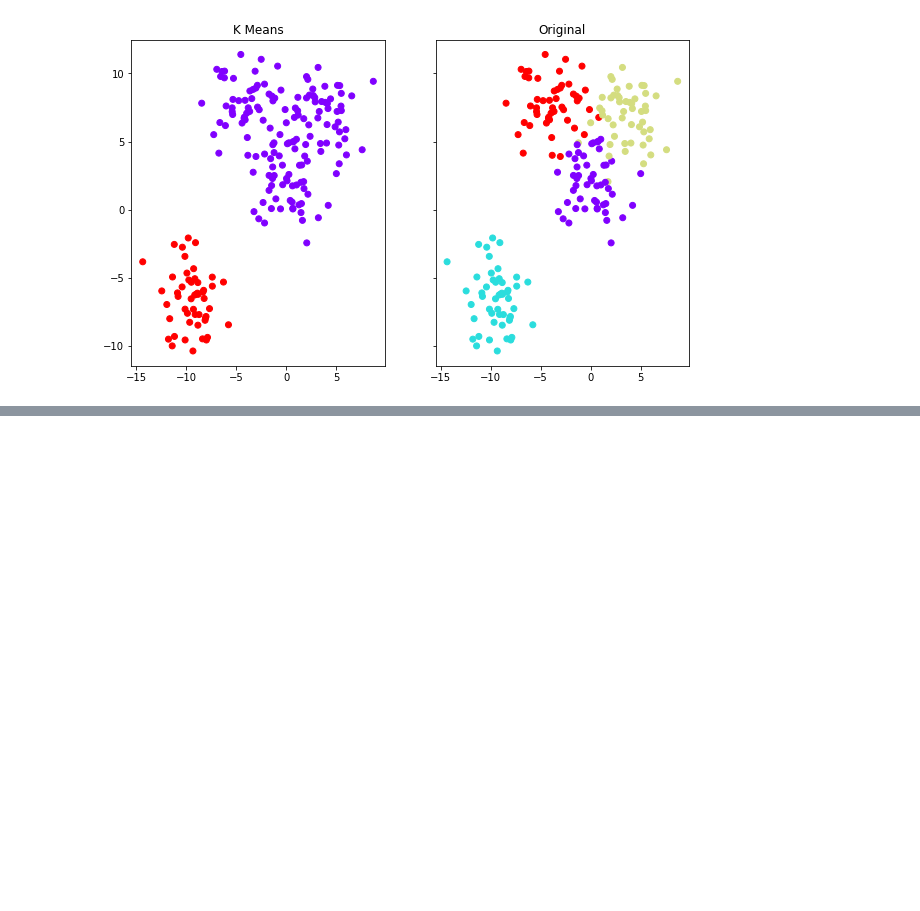
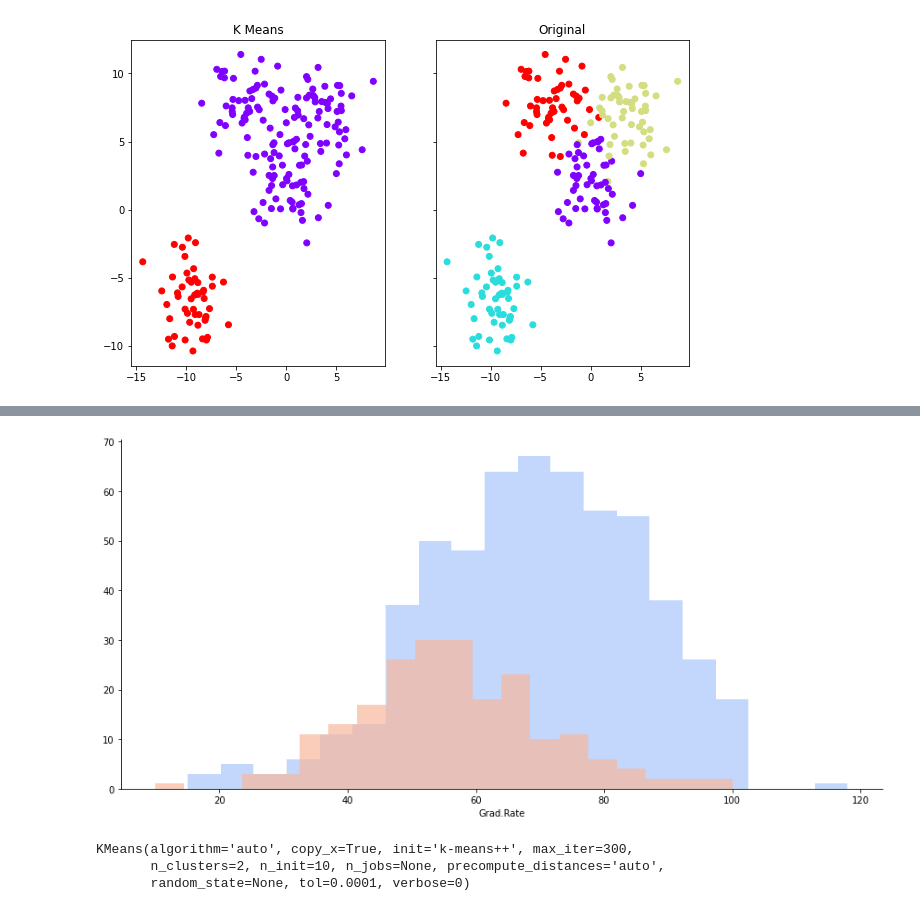
Before and after one commit to NATurner427/Turner-works, a Jupyter notebook: projects/k means/K means.ipynb, the cells around one changed output, grey strips where cells are left out. Saved outputs shown, nothing was run; the diff lists cells and outputs as text; code cells hidden in the pictures; blank space fills up the shorter version.

```diff
--- a/projects/k means/K means.ipynb
+++ b/projects/k means/K means.ipynb
@@ -105,0 +136,5 @@ ax2.scatter(data[0][:,0],data[0][:,1],c=data[1],cmap='rainbow')
+# %%
+g=sns.FacetGrid(df,hue='Private',palette='coolwarm',height=6,aspect=2)
+g=g.map(plt.hist,'Grad.Rate',bins=20,alpha=0.7)
+# %% [output]
+[figure, added]
@@ -105,0 +144,6 @@ ax2.scatter(data[0][:,0],data[0][:,1],c=data[1],cmap='rainbow')
+# %%
+kmeans.fit(df.drop('Private',axis=1))
+# %% [output]
+KMeans(algorithm='auto', copy_x=True, init='k-means++', max_iter=300,
+       n_clusters=2, n_init=10, n_jobs=None, precompute_distances='auto',
+       random_state=None, tol=0.0001, verbose=0)
```
Also changed, not shown: parts of 12 cells of this notebook, 3 other files.
